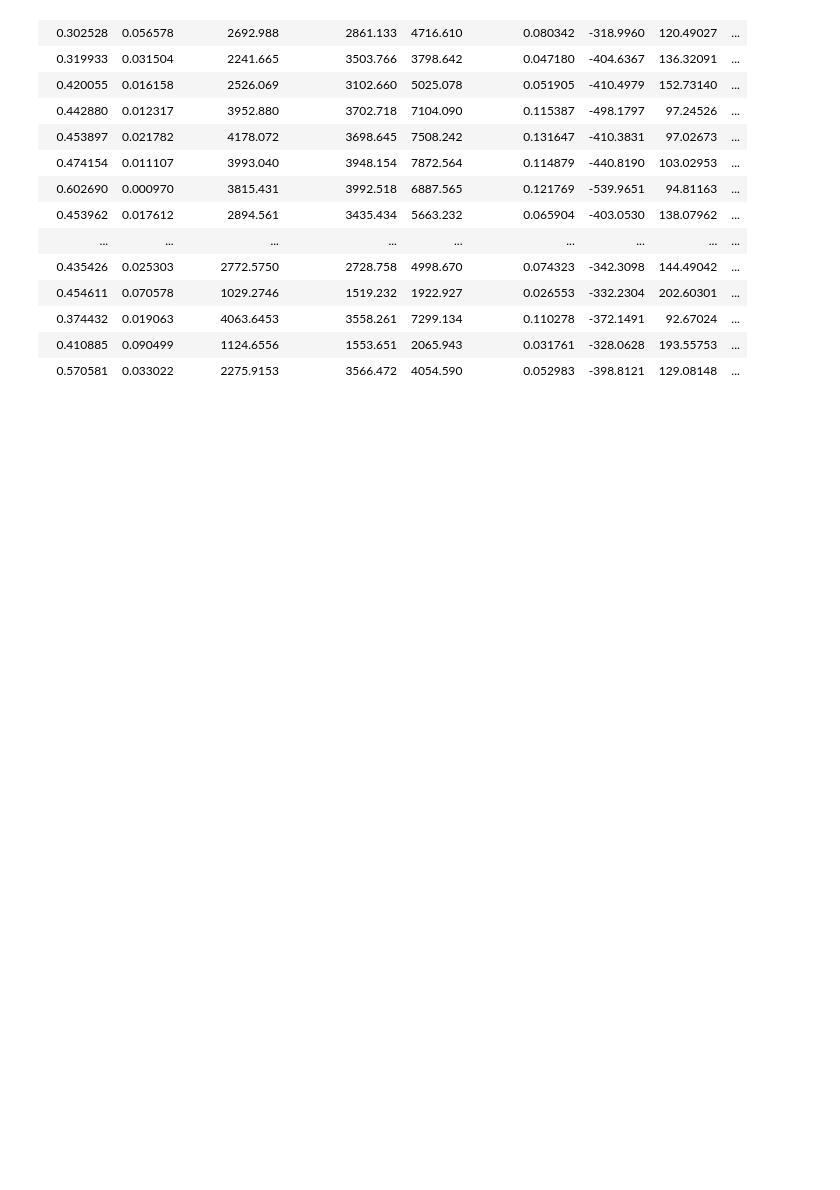
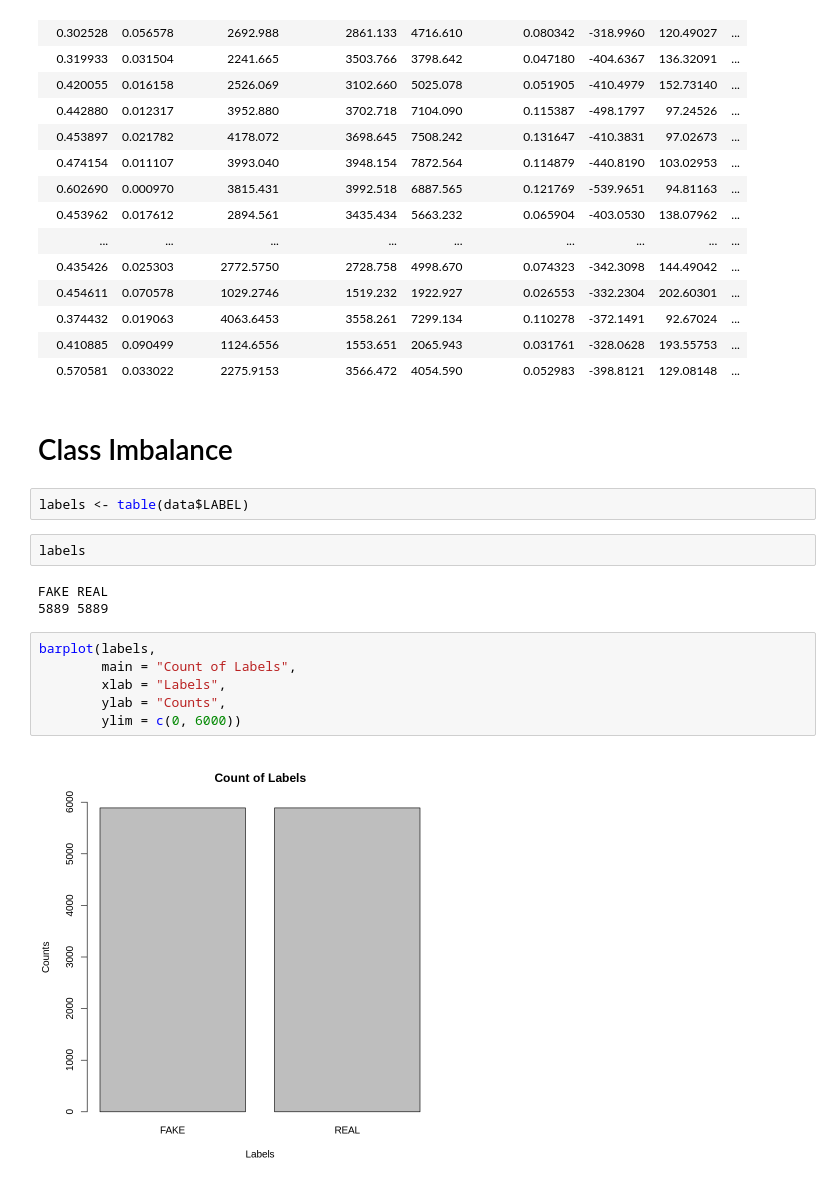
Before and after one commit to Azlothe/Detecting-DeepFake-Audio, a Jupyter notebook: Data_Analysis.ipynb, the cells around one changed output. Saved outputs shown, nothing was run; the diff lists cells and outputs as text; blank space fills up the shorter version.

Commit message:
feat: class imbalance

```diff
--- a/Data_Analysis.ipynb
+++ b/Data_Analysis.ipynb
@@ -45,3 +45,20 @@ A spec_tbl_df: 11778 × 27
 | 0.374432 | 0.019063 | 4063.6453 | 3558.261 | 7299.134 | 0.110278 | -372.1491 | 92.67024 | ... |
 | 0.410885 | 0.090499 | 1124.6556 | 1553.651 | 2065.943 | 0.031761 | -328.0628 | 193.55753 | ... |
 | 0.570581 | 0.033022 | 2275.9153 | 3566.472 | 4054.590 | 0.052983 | -398.8121 | 129.08148 | ... |
+# %% [markdown]
+# Class Imbalance
+# %%
+labels <- table(data$LABEL)
+# %%
+labels
+# %% [output]
+FAKE REAL
+5889 5889
+# %%
+barplot(labels,
+        main = "Count of Labels",
+        xlab = "Labels",
+        ylab = "Counts",
+        ylim = c(0, 6000))
+# %% [output]
+[figure, added]
```
